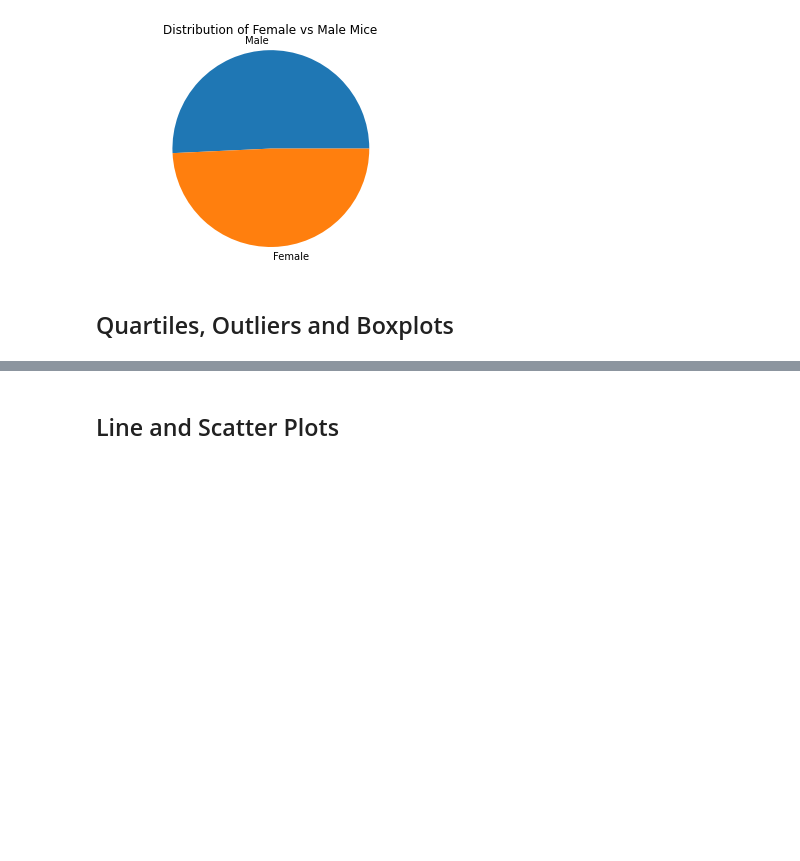
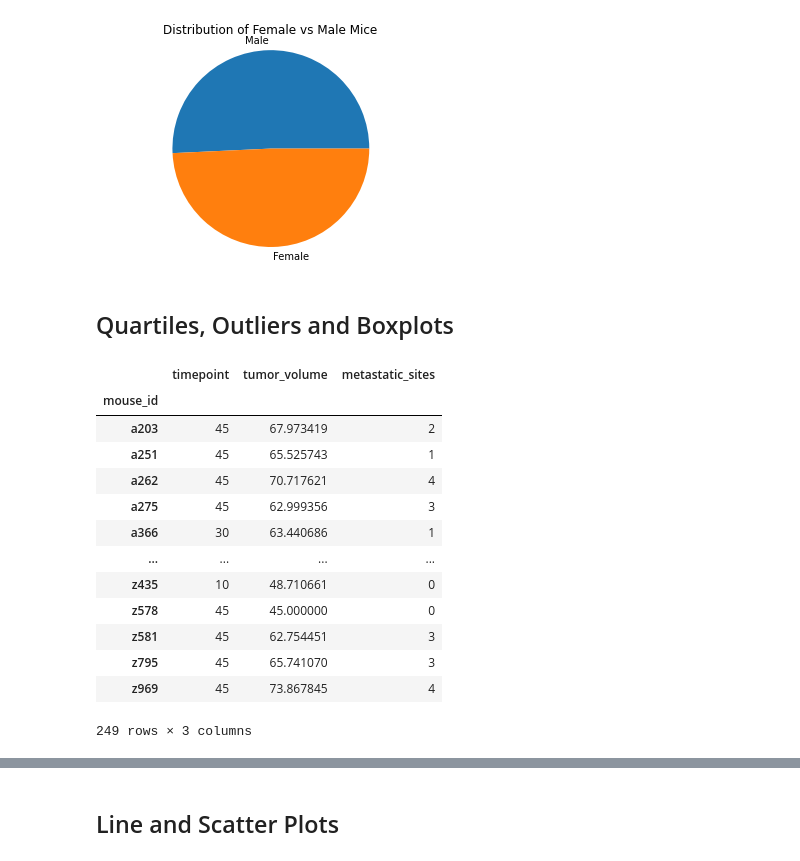
Before and after one commit to usa4148/the-power-of-plots, a Jupyter notebook: pymaceuticals_starter.ipynb, the cells around one changed output, grey strips where cells are left out. Drawn from its saved outputs; the diff is of its cells as text; code cells hidden in the pictures; blank space fills up the shorter version.

```diff
--- a/pymaceuticals_starter.ipynb
+++ b/pymaceuticals_starter.ipynb
@@ -223,8 +223,22 @@ plt.show()
 # %%
 # Calculate the final tumor volume of each mouse across four of the treatment regimens:
 # Capomulin, Ramicane, Infubinol, and Ceftamin
 
 # Start by getting the last (greatest) timepoint for each mouse
-
-
-# Merge this group df with the original dataframe to get the tumor volume at the last timepoint
+maxtp_df = study_df.groupby('mouse_id').max('tumor_volume')
+maxtp_df
+# %% [output]
+|  | timepoint | tumor_volume | metastatic_sites |
+| mouse_id |  |  |  |
+| a203 | 45 | 67.973419 | 2 |
+| a251 | 45 | 65.525743 | 1 |
+| a262 | 45 | 70.717621 | 4 |
+| a275 | 45 | 62.999356 | 3 |
+| a366 | 30 | 63.440686 | 1 |
+| ... | ... | ... | ... |
+| z435 | 10 | 48.710661 | 0 |
+| z578 | 45 | 45.000000 | 0 |
+| z581 | 45 | 62.754451 | 3 |
+| z795 | 45 | 65.741070 | 3 |
+| z969 | 45 | 73.867845 | 4 |
+249 rows × 3 columns
```
Also changed, not shown: parts of 3 cells of this notebook.
